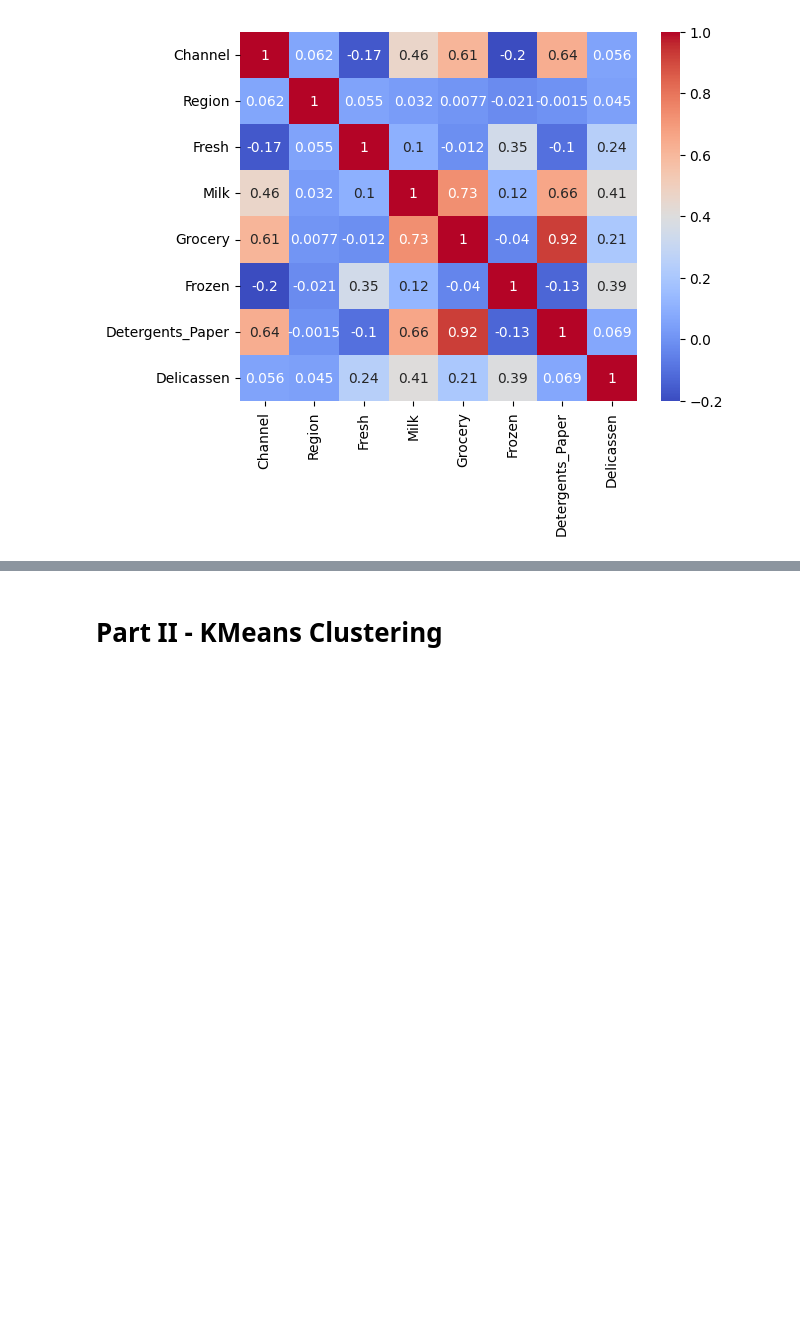
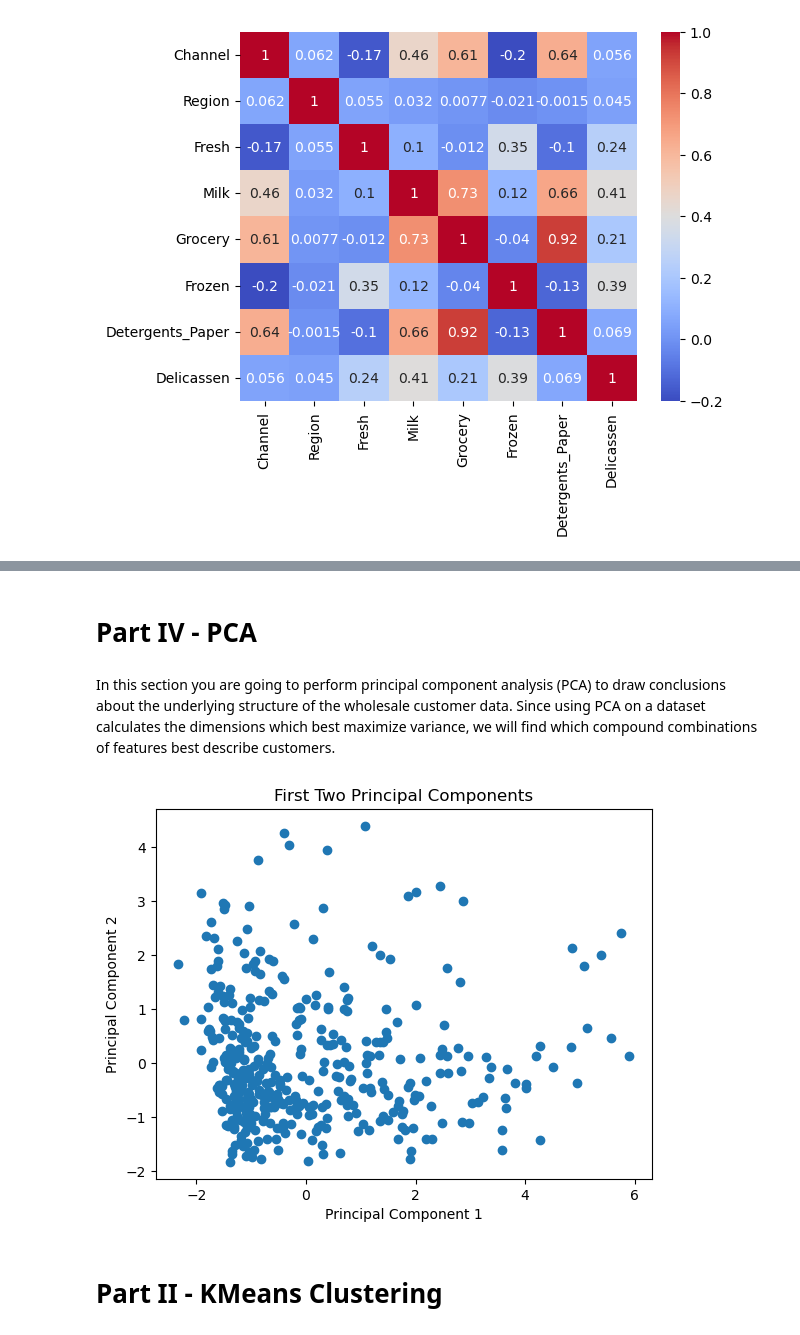
Before and after one commit to EvverLearner/LHL-Unsupervised-Learning-Project, a Jupyter notebook: Unsupervised Learning - Project.ipynb, the cells around one changed output, grey strips where cells are left out. Cells and saved outputs as stored; diff of their text form; code cells hidden in the pictures; blank space fills up the shorter version.

```diff
--- a/Unsupervised Learning - Project.ipynb
+++ b/Unsupervised Learning - Project.ipynb
@@ -92,15 +110,17 @@ plt.show()
 # %%
-# Adjust outliers
+# Find outliers
 from scipy.stats import zscore
-from sklearn.preprocessing import RobustScaler
 
-z_scores = np.abs(zscore(df))
+z_scores = np.abs(zscore(products))
 threshold = 3
 outliers = np.where(z_scores > threshold)
 
 # Remove outliers
-df_no_outliers = df[(z_scores < threshold).all(axis=1)]
+products_no_outliers = products[(z_scores < threshold).all(axis=1)]
 # %%
 # Scale dataset
-scaler = RobustScaler()
-df_normalized = pd.DataFrame(scaler.fit_transform(df_no_outliers), columns=df_no_outliers.columns)
+from sklearn.preprocessing import StandardScaler
+
+scaler = StandardScaler()
+products_final = pd.DataFrame(scaler.fit_transform(products_no_outliers), columns=selected_features)
+products_final.describe()
@@ -116,3 +137,26 @@ for column in products:
+# %% [markdown]
+# Part IV - PCA
+# %% [markdown]
+In this section you are going to perform principal component analysis (PCA) to draw conclusions about the underlying structure of the wholesale customer data. Since using PCA on a dataset calculates the dimensions which best maximize variance, we will find which compound combinations of features best describe customers.
+# %%
+from sklearn.decomposition import PCA
+
+# Use PCA to find first two principal components
+pca = PCA(n_components=2)
+pca_result = pca.fit_transform(products_final)
+
+# Add PCA labels to original dataframe
+products_final['PCA1'] = pca_result[:, 0]
+products_final['PCA2'] = pca_result[:, 1]
+
+# Plot principal components
+plt.scatter(products_final['PCA1'], products_final['PCA2'])
+plt.title('First Two Principal Components')
+plt.xlabel('Principal Component 1')
+plt.ylabel('Principal Component 2')
+plt.show()
+# %% [output]
+[figure, added]
 # %% [markdown]
 # Part II - KMeans Clustering
 # %% [markdown]
```
Also changed, not shown: parts of 16 cells of this notebook.
